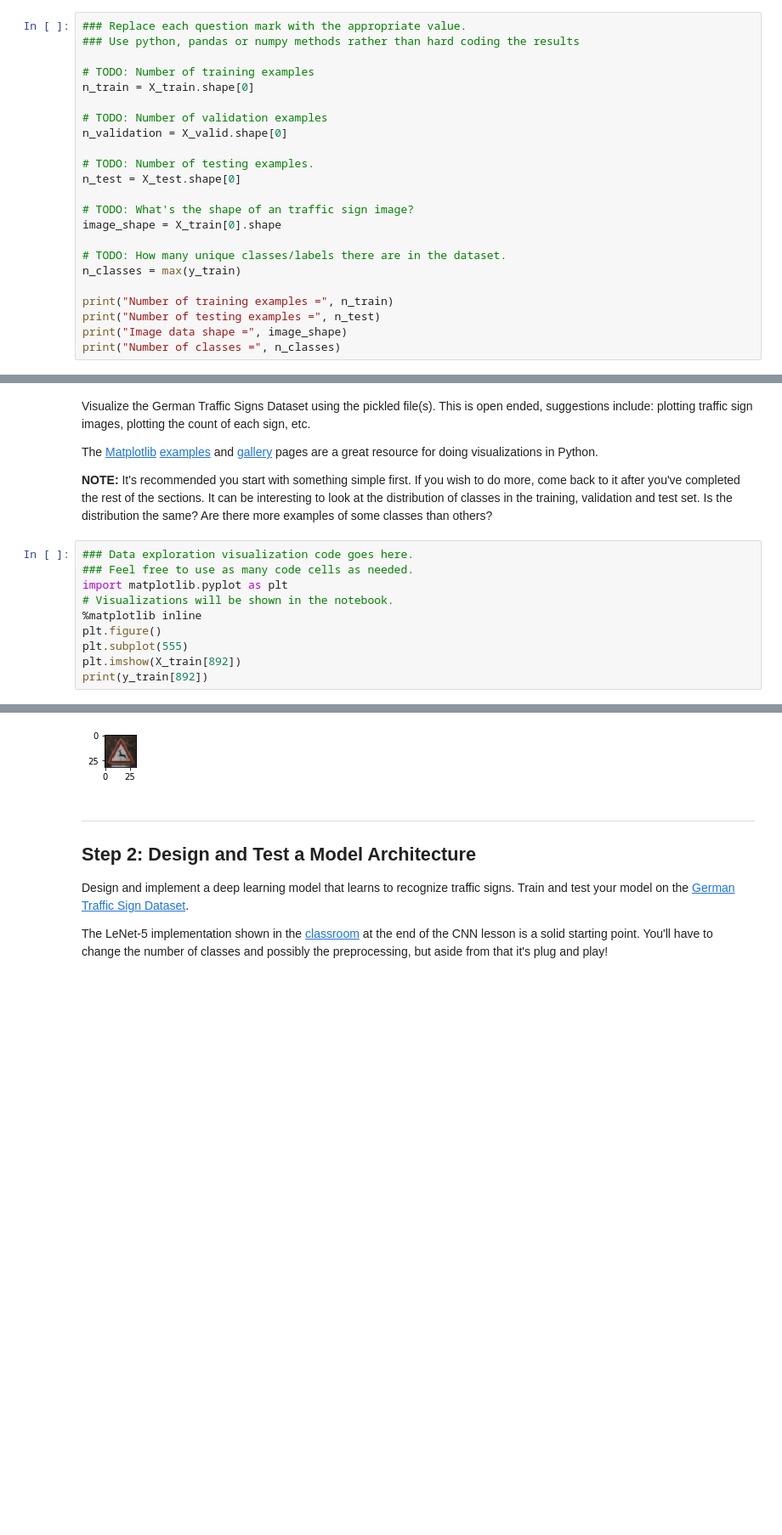
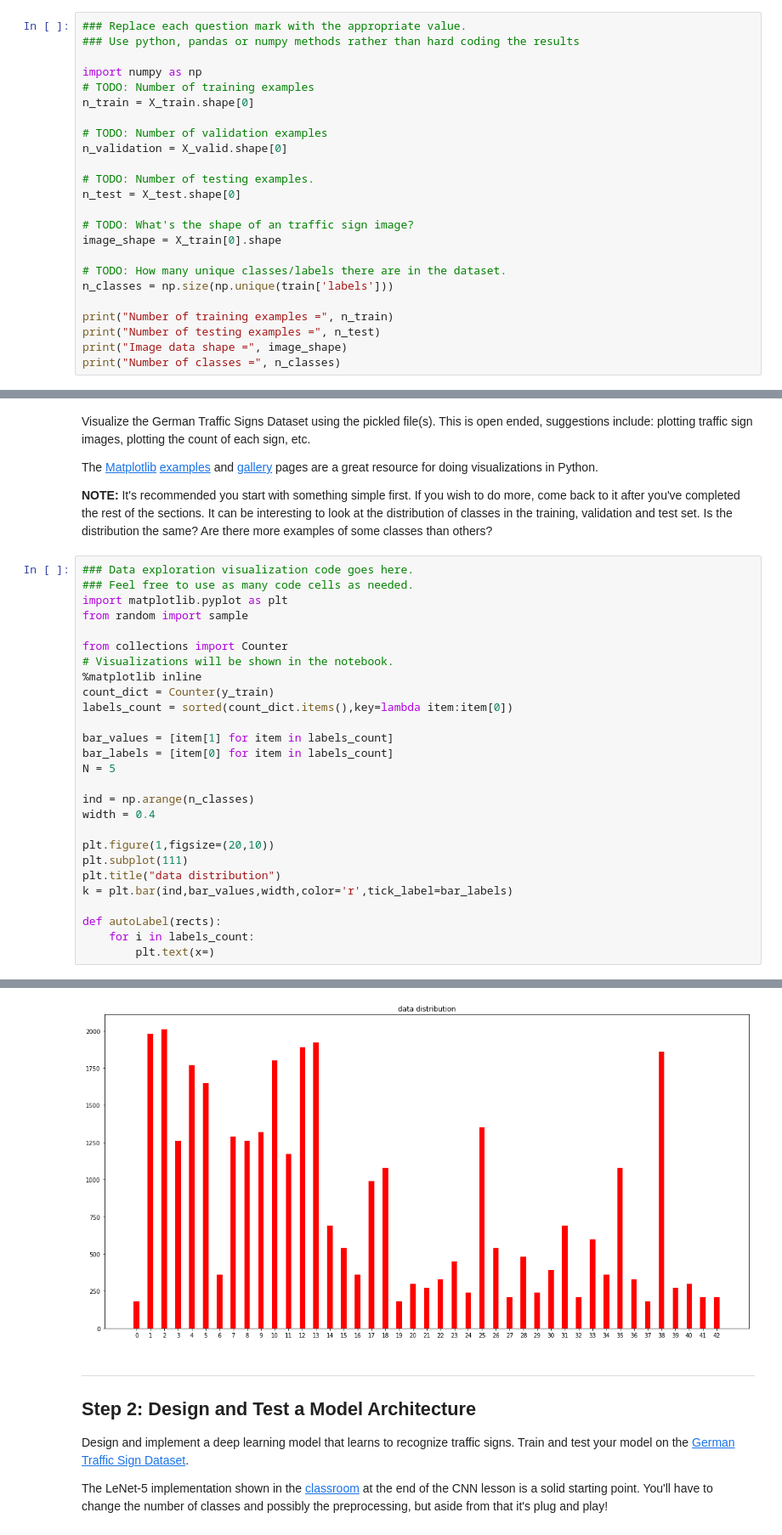
Before and after one commit to BinkWu/CarND-Traffic-Sign-Classifier-Project, a Jupyter notebook: Traffic_Sign_Classifier.ipynb, the cells around one changed output, grey strips where cells are left out. Shown at 85% size. Saved outputs shown, nothing was run; the diff lists cells and outputs as text; blank space fills up the shorter version.

```diff
--- a/Traffic_Sign_Classifier.ipynb
+++ b/Traffic_Sign_Classifier.ipynb
@@ -58,6 +58,7 @@ Complete the basic data summary below. Use python, numpy and/or pandas methods t
 ### Replace each question mark with the appropriate value.
 ### Use python, pandas or numpy methods rather than hard coding the results
 
+import numpy as np
 # TODO: Number of training examples
 n_train = X_train.shape[0]
 
@@ -71,7 +72,7 @@ n_test = X_test.shape[0]
 image_shape = X_train[0].shape
 
 # TODO: How many unique classes/labels there are in the dataset.
-n_classes = max(y_train)
+n_classes = np.size(np.unique(train['labels']))
 
 print("Number of training examples =", n_train)
 print("Number of testing examples =", n_test)
@@ -94,10 +95,27 @@ The [Matplotlib](http://matplotlib.org/) [examples](http://matplotlib.org/exampl
 ### Data exploration visualization code goes here.
 ### Feel free to use as many code cells as needed.
 import matplotlib.pyplot as plt
+from random import sample
+
+from collections import Counter
 # Visualizations will be shown in the notebook.
 %matplotlib inline
-plt.figure()
-plt.subplot(555)
-plt.imshow(X_train[892])
-print(y_train[892])
+count_dict = Counter(y_train)
+labels_count = sorted(count_dict.items(),key=lambda item:item[0])
+
+bar_values = [item[1] for item in labels_count]
+bar_labels = [item[0] for item in labels_count]
+N = 5
+
+ind = np.arange(n_classes)
+width = 0.4
+
+plt.figure(1,figsize=(20,10))
+plt.subplot(111)
+plt.title("data distribution")
+k = plt.bar(ind,bar_values,width,color='r',tick_label=bar_labels)
+
+def autoLabel(rects):
+    for i in labels_count:
+        plt.text(x=)
 # %% [output]
@@ -105,4 +123,4 @@ print(y_train[892])
-[figure, old version]
+[figure, new version]
 # %% [markdown]
 ----
 
```
Also changed, not shown: parts of 2 cells of this notebook.
